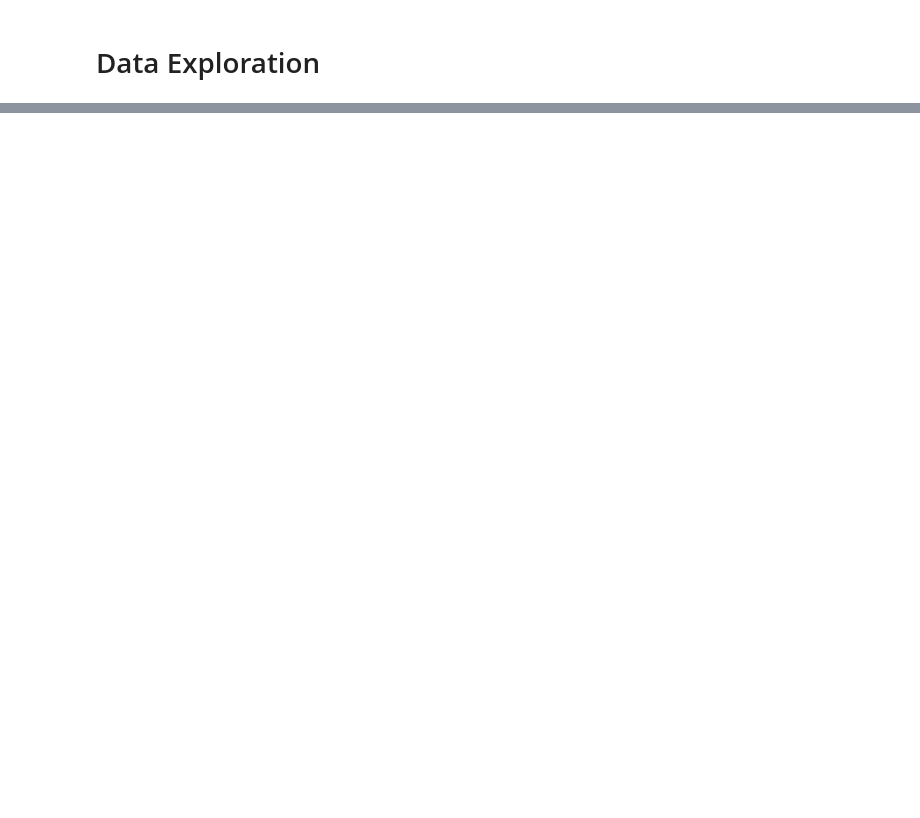
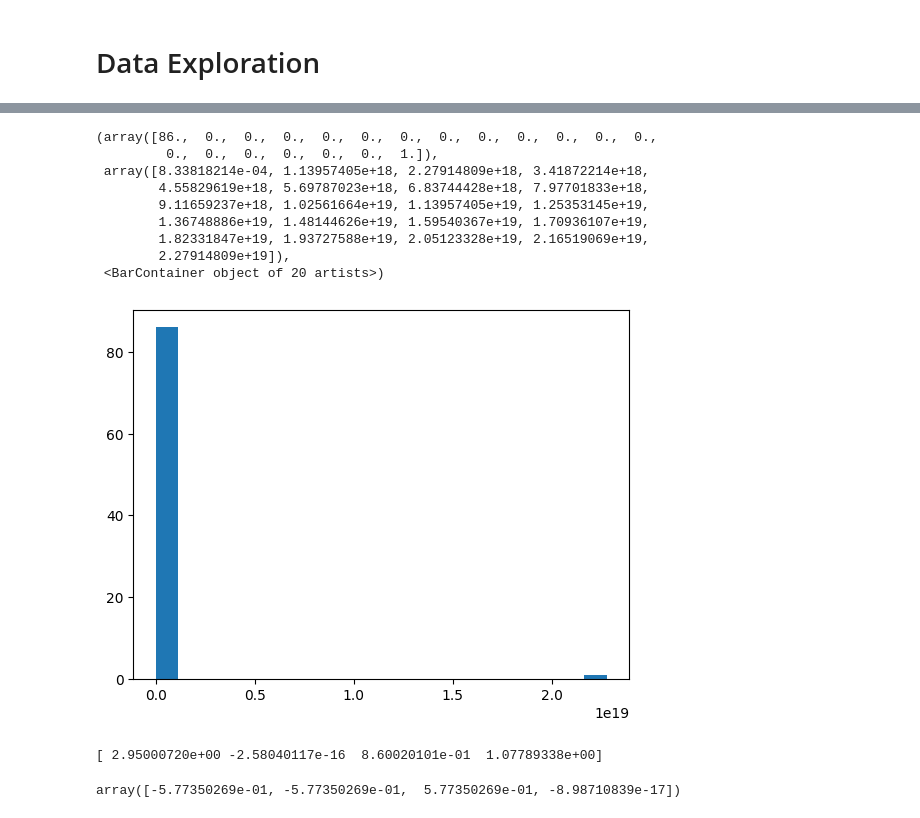
Before and after one commit to akin-aroge/dividend-cut-predictor, a Jupyter notebook: notebooks/01-data-exploration.ipynb, the cells around one changed output, grey strips where cells are left out. Cells and saved outputs as stored; diff of their text form; code cells hidden in the pictures; blank space fills up the shorter version.

```diff
--- a/notebooks/01-data-exploration.ipynb
+++ b/notebooks/01-data-exploration.ipynb
@@ -111,0 +233,34 @@ get_collinear_columns(temp_df, thresh=0.999)
+# %%
+plt.hist(w, bins=20);
+# %% [output]
+(array([86.,  0.,  0.,  0.,  0.,  0.,  0.,  0.,  0.,  0.,  0.,  0.,  0.,
+         0.,  0.,  0.,  0.,  0.,  0.,  1.]),
+ array([8.33818214e-04, 1.13957405e+18, 2.27914809e+18, 3.41872214e+18,
+        4.55829619e+18, 5.69787023e+18, 6.83744428e+18, 7.97701833e+18,
+        9.11659237e+18, 1.02561664e+19, 1.13957405e+19, 1.25353145e+19,
+        1.36748886e+19, 1.48144626e+19, 1.59540367e+19, 1.70936107e+19,
+        1.82331847e+19, 1.93727588e+19, 2.05123328e+19, 2.16519069e+19,
+        2.27914809e+19]),
+ <BarContainer object of 20 artists>)
+[figure, added]
+# %%
+x1 = np.random.randn(100, 1)
+x2 = np.random.randn(100, 1)
+
+x3 = (x1 + x2)
+x4 = np.random.randn(100, 1)
+
+xs = np.concatenate((x1, x2, x3, x4), axis=1)
+
+# xs = scaler.fit_transform(xs)
+
+# >>> corr = np.corrcoef(xs, rowvar=0)
+cov = np.cov(xs, rowvar=0)
+w, v = np.linalg.eig(cov)
+print(w)
+# %% [output]
+[ 2.95000720e+00 -2.58040117e-16  8.60020101e-01  1.07789338e+00]
+# %%
+v[:, 1]
+# %% [output]
+array([-5.77350269e-01, -5.77350269e-01,  5.77350269e-01, -8.98710839e-17])
```
Also changed, not shown: parts of 24 cells of this notebook, 19 other files.
